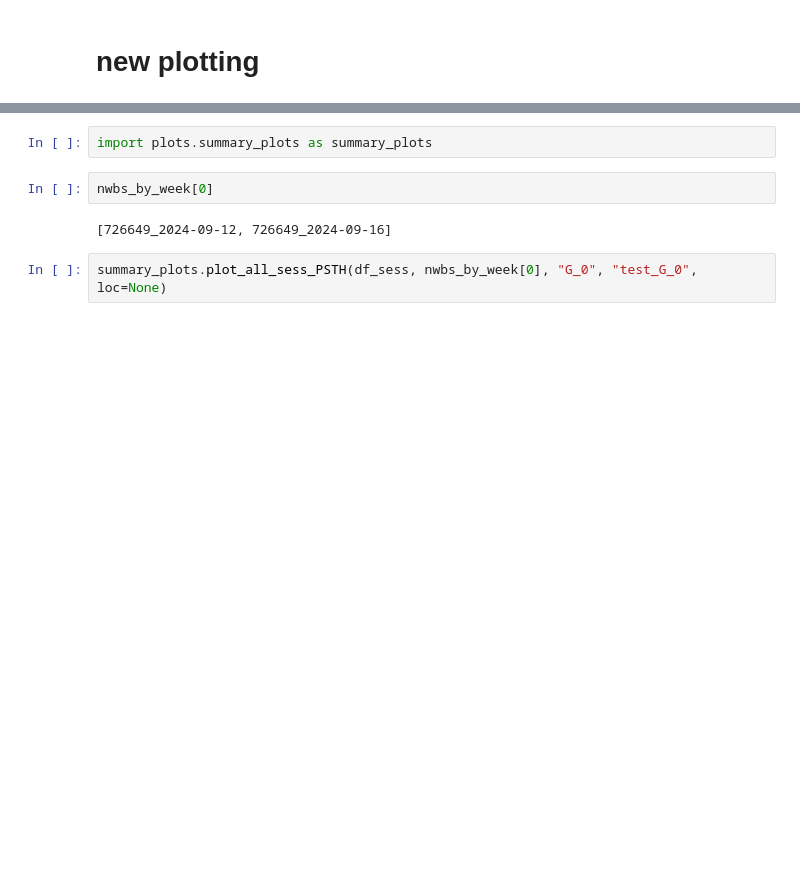
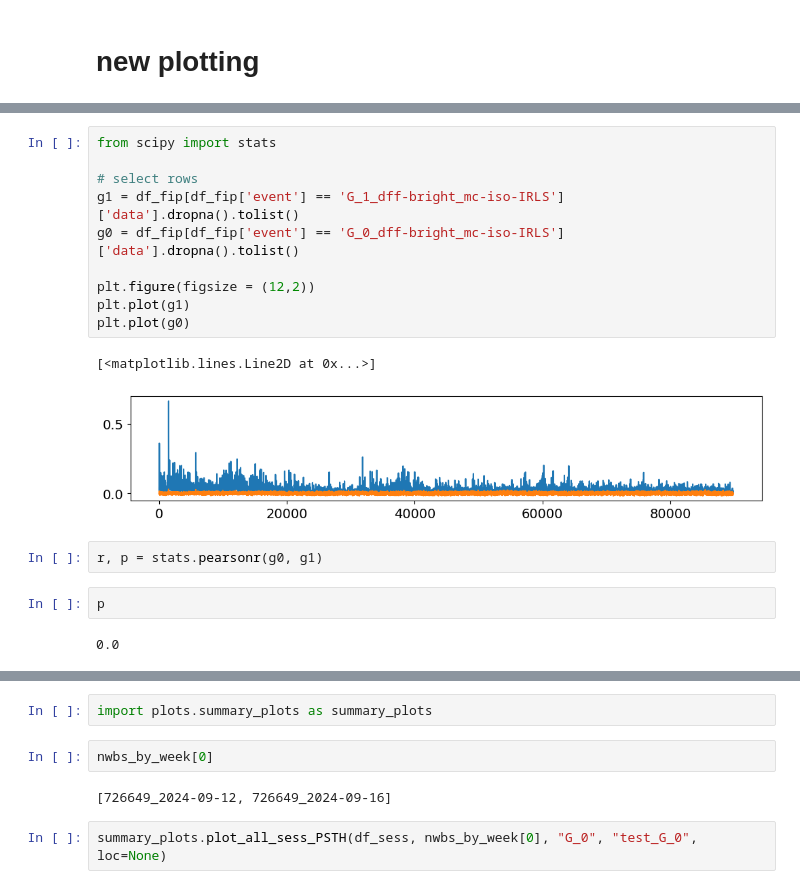
Before and after one commit to rachelstephlee/rachel-grouped-aind-analysis-wrapper, a Jupyter notebook: code/analysis_wrapper/test_plots.ipynb, the cells around one changed output, grey strips where cells are left out. Cells and saved outputs as stored; diff of their text form; blank space fills up the shorter version.

```diff
--- a/code/analysis_wrapper/test_plots.ipynb
+++ b/code/analysis_wrapper/test_plots.ipynb
@@ -175,0 +654,19 @@ reload(pb)
+# %%
+from scipy import stats
+
+# select rows
+g1 = df_fip[df_fip['event'] == 'G_1_dff-bright_mc-iso-IRLS']['data'].dropna().tolist()
+g0 = df_fip[df_fip['event'] == 'G_0_dff-bright_mc-iso-IRLS']['data'].dropna().tolist()
+
+plt.figure(figsize = (12,2))
+plt.plot(g1)
+plt.plot(g0)
+# %% [output]
+[<matplotlib.lines.Line2D at 0x...>]
+[figure, added]
+# %%
+r, p = stats.pearsonr(g0, g1)
+# %%
+p
+# %% [output]
+0.0
```
Also changed, not shown: parts of 20 cells of this notebook, 4 other files.
